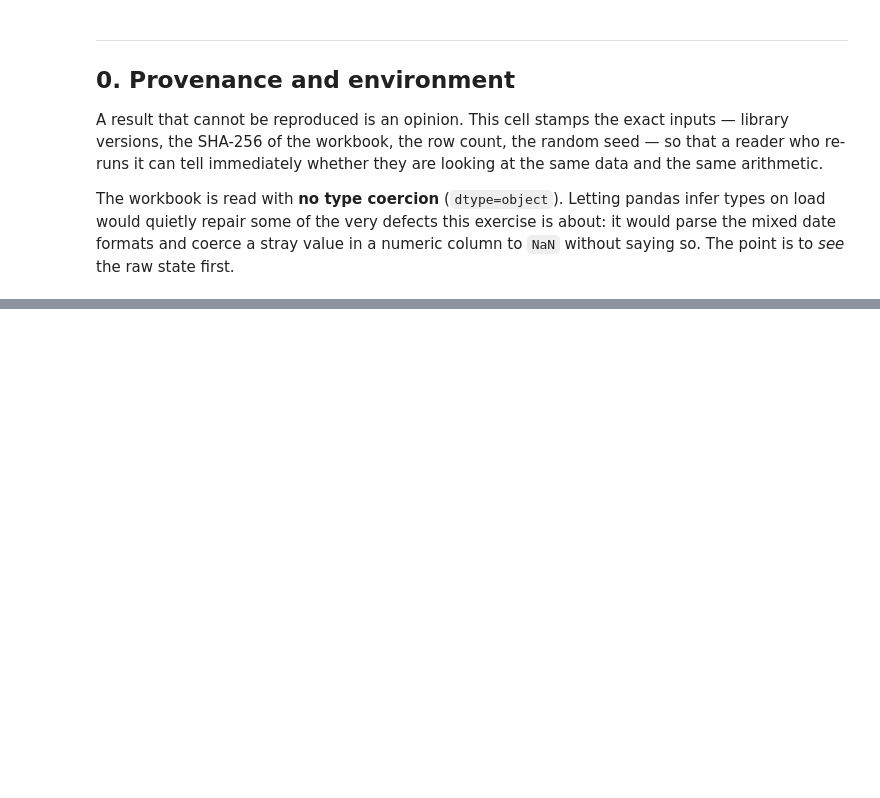
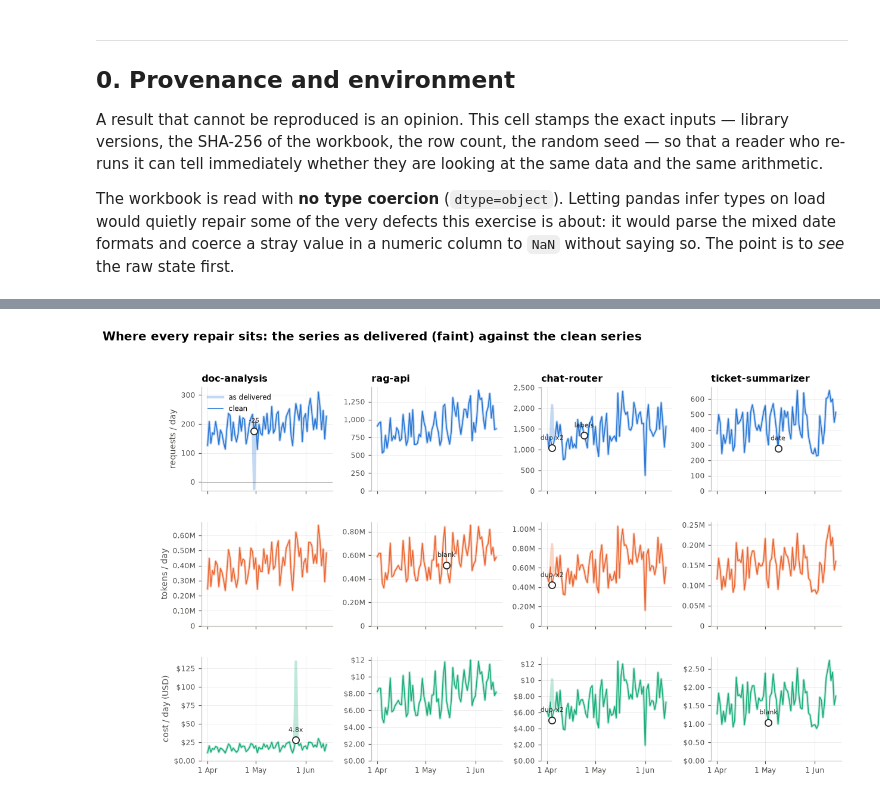
Before and after one commit to Manutd1234/AlphaEngine, a Jupyter notebook: Part1_Data_Handling/Part1_Data_Handling.ipynb, the cells around one changed output, grey strips where cells are left out. Saved outputs shown, nothing was run; the diff lists cells and outputs as text; code cells hidden in the pictures; blank space fills up the shorter version.

```diff
--- a/Part1_Data_Handling/Part1_Data_Handling.ipynb
+++ b/Part1_Data_Handling/Part1_Data_Handling.ipynb
@@ -1256,0 +1791,88 @@ spread with the fitted estimate.
+# %%
+_FIGN = fig_label()
+# "As delivered": the workbook's numbers placed on their day and service. Only what
+# is needed for PLACEMENT is parsed — labels canonicalised, the one non-ISO date
+# read day-first, numbers coerced. Nothing is repaired: the duplicate is summed
+# twice, the blanks stay blank, -25 stays -25 and the anomalous cost stays as billed.
+_asd = raw.copy()
+_asd["service"] = canon_service(_asd["service"])
+_asd["date"], _ = parse_dates(_asd["date"], dayfirst=True)
+for m in MEASURES:
+    _asd[m] = to_number(_asd[m], m)
+_asd_by = _asd.groupby(["date", "service"])[MEASURES].sum(min_count=1)
+_cln_by = df.groupby(["date", "service"])[MEASURES].sum()
+_svcs = list(SVC.index)
+
+# Which panels each defect shows in, and the short mark it gets there. Placement-
+# only defects (the date, the labels) change no value, so they are marked once,
+# in the top row, rather than three times.
+_short = {"duplicate of an earlier row": ("dup x2", MEASURES),
+          "cost_usd missing": ("blank", ["cost_usd"]),
+          "total_tokens missing": ("blank", ["total_tokens"]),
+          "requests <= 0": (f"{int(to_number(raw['requests'])[FLAGS['requests <= 0']].iloc[0])}", ["requests"]),
+          "cost far above the price rule": (f"{pre['ratio'].max():.1f}x", ["cost_usd"]),
+          "date not ISO-8601": ("date", ["requests"]),
+          "team label variant": ("labels", ["requests"]),
+          "service label variant": ("labels", ["requests"])}
+_marks: dict[tuple, set] = {}
+for cls_, (txt, cols_) in _short.items():
+    for i in FLAGS.index[FLAGS[cls_]]:
+        for m in cols_:
+            _marks.setdefault((_asd.loc[i, "date"], _asd.loc[i, "service"], m), set()).add(txt)
+
+_ylab = {"requests": "requests / day", "total_tokens": "tokens / day", "cost_usd": "cost / day (USD)"}
+fig, axes = plt.subplots(len(MEASURES), len(_svcs), figsize=(12.6, 7.4), sharex=True,
+                         gridspec_kw={"hspace": 0.30, "wspace": 0.30})
+for r_, m in enumerate(MEASURES):
+    for c_, s_ in enumerate(_svcs):
+        ax = axes[r_, c_]
+        a_ = _asd_by.xs(s_, level="service")[m]
+        b_ = _cln_by.xs(s_, level="service")[m]
+        ax.plot(a_.index, a_.values, color=HUE[m], lw=2.8, alpha=0.28, label="as delivered")
+        ax.plot(b_.index, b_.values, color=HUE[m], lw=1.1, label="clean")
+        for (d_, sv_, mm_), txts in _marks.items():
+            if sv_ != s_ or mm_ != m:
+                continue
+            y_ = float(b_.get(d_, np.nan))
+            ax.scatter([d_], [y_], s=54, facecolor="white", edgecolor=C_INK, lw=1.2, zorder=5)
+            ax.annotate(" / ".join(sorted(txts)), (d_, y_), xytext=(0, 9), textcoords="offset points",
+                        ha="center", fontsize=7.5, color=C_INK)
+        if r_ == 0:
+            ax.set_title(s_, loc="left", fontsize=10.5, pad=6)
+        if c_ == 0:
+            ax.set_ylabel(_ylab[m], fontsize=9)
+        ax.yaxis.set_major_formatter(mpl.ticker.FuncFormatter(lambda v, _p, f=FMT[m]: f(v)))
+        ax.tick_params(labelsize=8)
+        lo_ = float(np.nanmin(a_.values))
+        ax.set_ylim(lo_ * 1.25 if lo_ < 0 else 0, None)
+        if lo_ < 0:
+            ax.axhline(0, color=C_INK, lw=0.6)
+for ax in axes[-1]:
+    ax.xaxis.set_major_locator(mpl.dates.MonthLocator())
+    ax.xaxis.set_major_formatter(mpl.dates.DateFormatter("%-d %b"))
+axes[0, 0].legend(frameon=False, fontsize=8, loc="upper left")
+fig.suptitle("Where every repair sits: the series as delivered (faint) against the clean series",
+             x=0.005, ha="left", fontsize=13, fontweight="bold", y=0.995)
+show_figure(fig, _FIGN,
+            "A grid of twelve small time-series panels, services across and requests, "
+            "tokens and cost down. In each, a faint thick line and a thin solid line "
+            "coincide except at ringed, labelled points: a doubled day in chat-router, a "
+            "dip below zero in doc-analysis requests, a tall spike in doc-analysis cost, "
+            "and two gaps in the faint line where a cell was blank.")
+
+say(f"""
+**{_FIGN}. Daily totals per service — as delivered (faint, thick) against clean
+(solid, thin) — for each of the three measures.** "As delivered" places the workbook's
+numbers on their day and service and repairs nothing: labels are canonicalised and the
+one non-ISO date is read day-first purely so the row can be placed, and the numbers
+are the file's own. Rings mark every row §3 touches, labelled with what was wrong;
+placement-only defects (`date`, `labels`) are marked once, in the top row, because
+they change no value. *What to conclude:* the two lines coincide everywhere except at
+the {len(_marks)} marked points, so the repairs are local and the series are otherwise
+the file's own. The two that would have distorted an analysis are both in
+`{TOP}`: the {pre['ratio'].max():.1f}x cost spike, and the request count that went below
+zero. The doubled day in `{raw.loc[FLAGS['duplicate of an earlier row'], 'service'].iloc[0]}`
+would have inflated one day of every measure by exactly two.
+""")
+# %% [output]
+[figure, added]
```
Also changed, not shown: parts of 101 cells of this notebook, 2 other files.
